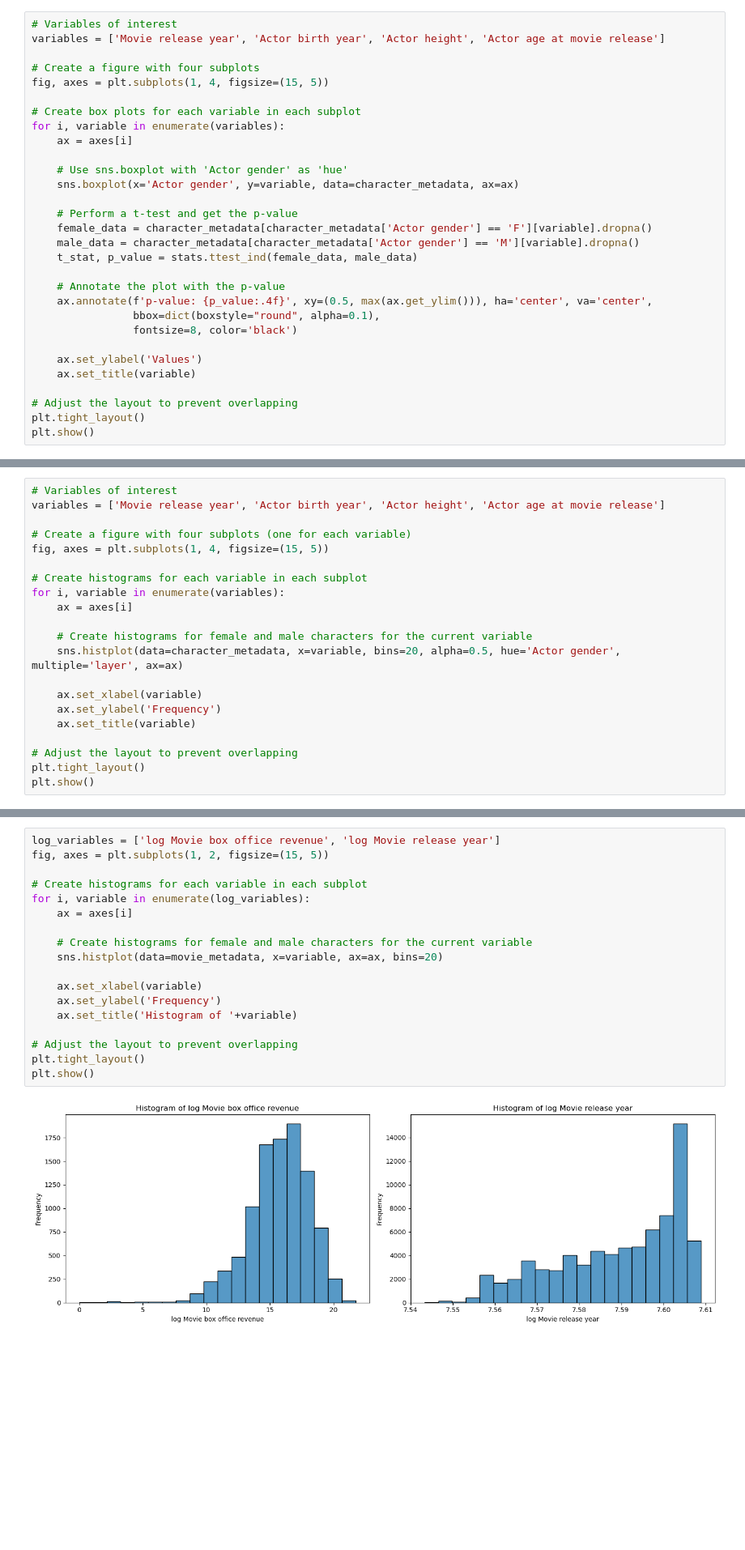
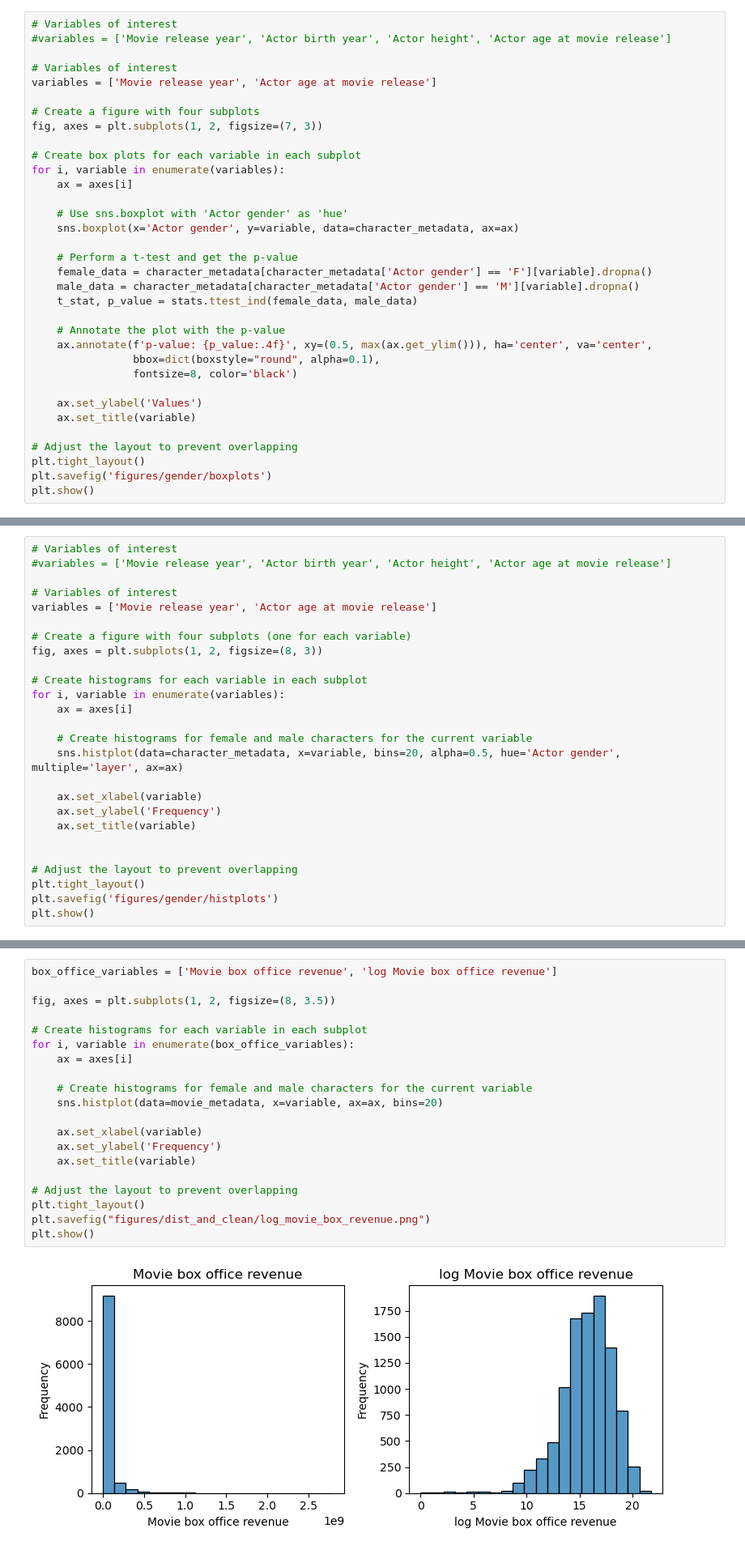
Before and after one commit to epfl-ada/ada-2023-project-byggemandbob, a Jupyter notebook: data_exploration.ipynb, the cells around one changed output, grey strips where cells are left out. Shown at 81% size. Saved outputs shown, nothing was run; the diff lists cells and outputs as text; blank space fills up the shorter version.

```diff
--- a/data_exploration.ipynb
+++ b/data_exploration.ipynb
@@ -19,10 +63,13 @@ character_metadata = pd.read_csv('data_cleaned/character_cleaned.csv')
 We now want to look at the distribution of the attributes of the characters metadata set. We divide the character dataset into male and female character dataset, and use box plots and histograms to look at the distribution on the attributes. We also perform a t-test for each of the attributes with the nul-hypothesis: there is no difference between male and female.
 # %%
 # Variables of interest
-variables = ['Movie release year', 'Actor birth year', 'Actor height', 'Actor age at movie release']
+#variables = ['Movie release year', 'Actor birth year', 'Actor height', 'Actor age at movie release']
+
+# Variables of interest
+variables = ['Movie release year', 'Actor age at movie release']
 
 # Create a figure with four subplots
-fig, axes = plt.subplots(1, 4, figsize=(15, 5))
+fig, axes = plt.subplots(1, 2, figsize=(7, 3))
 
 # Create box plots for each variable in each subplot
 for i, variable in enumerate(variables):
@@ -46,5 +93,6 @@ for i, variable in enumerate(variables):
 
 # Adjust the layout to prevent overlapping
 plt.tight_layout()
+plt.savefig('figures/gender/boxplots')
 plt.show()
 # %% [output]
@@ -59,10 +107,13 @@ The last box plot shows us, that there is a significant difference in the **Acto
 We also look at the distributions with a histogram:
 # %%
 # Variables of interest
-variables = ['Movie release year', 'Actor birth year', 'Actor height', 'Actor age at movie release']
+#variables = ['Movie release year', 'Actor birth year', 'Actor height', 'Actor age at movie release']
+
+# Variables of interest
+variables = ['Movie release year', 'Actor age at movie release']
 
 # Create a figure with four subplots (one for each variable)
-fig, axes = plt.subplots(1, 4, figsize=(15, 5))
+fig, axes = plt.subplots(1, 2, figsize=(8, 3))
 
 # Create histograms for each variable in each subplot
 for i, variable in enumerate(variables):
@@ -75,7 +126,9 @@ for i, variable in enumerate(variables):
     ax.set_ylabel('Frequency')
     ax.set_title(variable)
 
+
 # Adjust the layout to prevent overlapping
 plt.tight_layout()
+plt.savefig('figures/gender/histplots')
 plt.show()
 # %% [output]
@@ -205,25 +258,27 @@ movie_metadata['log Movie box office revenue'] = np.log(movie_metadata['Movie bo
 movie_metadata['log Movie release year'] = np.log(movie_metadata['Movie release year'])
 character_metadata['log Movie release year'] = np.log(character_metadata['Movie release year'])
 # %%
-log_variables = ['log Movie box office revenue', 'log Movie release year']
-fig, axes = plt.subplots(1, 2, figsize=(15, 5))
+box_office_variables = ['Movie box office revenue', 'log Movie box office revenue']
+
+fig, axes = plt.subplots(1, 2, figsize=(8, 3.5))
 
 # Create histograms for each variable in each subplot
-for i, variable in enumerate(log_variables):
+for i, variable in enumerate(box_office_variables):
     ax = axes[i]
 
     # Create histograms for female and male characters for the current variable
     sns.histplot(data=movie_metadata, x=variable, ax=ax, bins=20)
 
     ax.set_xlabel(variable)
     ax.set_ylabel('Frequency')
-    ax.set_title('Histogram of '+variable)
+    ax.set_title(variable)
 
 # Adjust the layout to prevent overlapping
 plt.tight_layout()
+plt.savefig("figures/dist_and_clean/log_movie_box_revenue.png")
 plt.show()
 # %% [output]
-[figure, old version]
+[figure, new version]
 # %% [markdown]
 After the log transform, **Movie box office revenue** is fairly normally distributed, but the log transform didn't do much for **Movie release year**, so we will keep this as it is.
 # %% [markdown]
```
Also changed, not shown: parts of 8 cells of this notebook, 2 other files.
